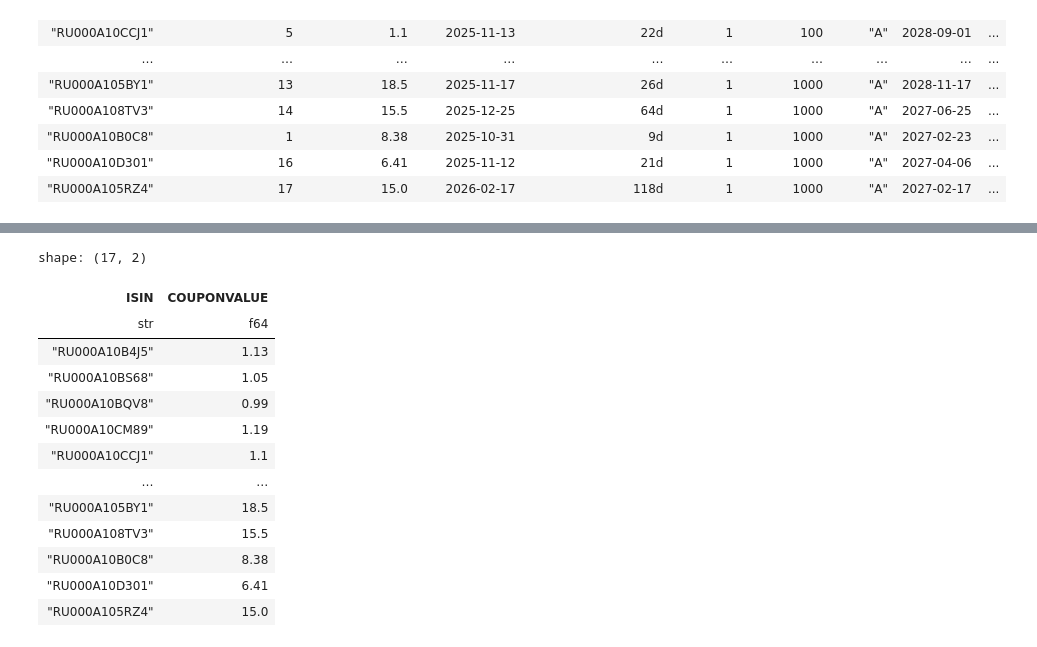
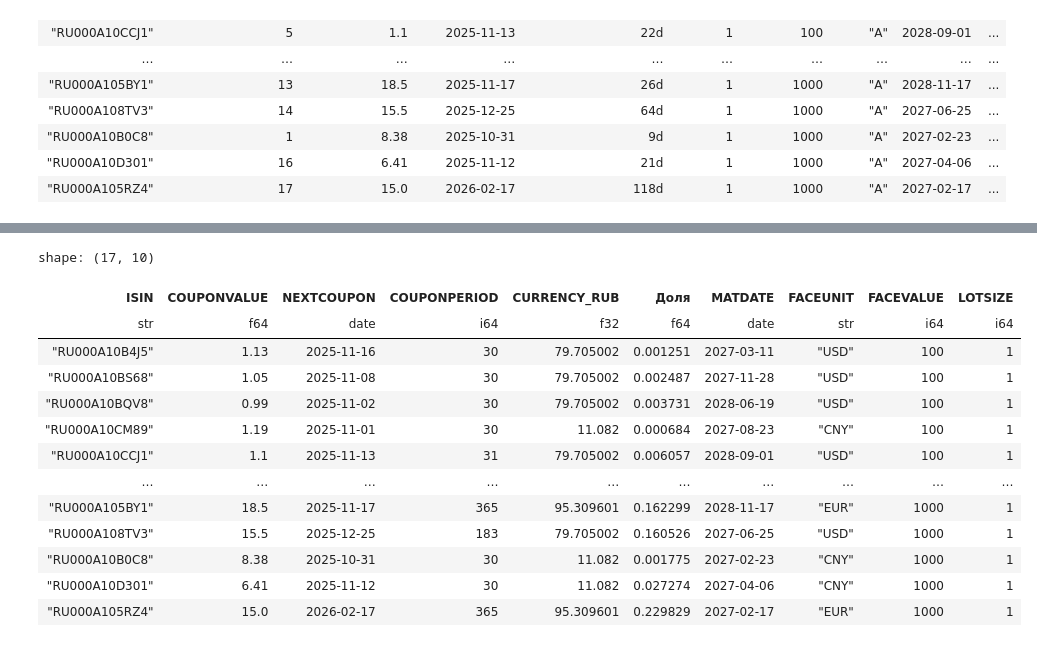
Before and after one commit to blbl-blbl/bonds_portfolio, a Jupyter notebook: bonds.ipynb, the cells around one changed output, grey strips where cells are left out. Saved outputs shown, nothing was run; the diff lists cells and outputs as text; code cells hidden in the pictures.

```diff
--- a/bonds.ipynb
+++ b/bonds.ipynb
@@ -930,18 +935,18 @@ shape: (17, 29)
 # %%
-cutted_df = df['ISIN', 'COUPONVALUE']
+cutted_df = df['ISIN', 'COUPONVALUE', 'NEXTCOUPON', 'COUPONPERIOD', 'CURRENCY_RUB', 'Доля', 'MATDATE', 'FACEUNIT', 'FACEVALUE', 'LOTSIZE']
 cutted_df
 # %% [output]
-shape: (17, 2)
+shape: (17, 10)
-| ISIN | COUPONVALUE |
-| str | f64 |
-| "RU000A10B4J5" | 1.13 |
-| "RU000A10BS68" | 1.05 |
-| "RU000A10BQV8" | 0.99 |
-| "RU000A10CM89" | 1.19 |
-| "RU000A10CCJ1" | 1.1 |
-| … | … |
-| "RU000A105BY1" | 18.5 |
-| "RU000A108TV3" | 15.5 |
-| "RU000A10B0C8" | 8.38 |
-| "RU000A10D301" | 6.41 |
-| "RU000A105RZ4" | 15.0 |
+| ISIN | COUPONVALUE | NEXTCOUPON | COUPONPERIOD | CURRENCY_RUB | Доля | MATDATE | FACEUNIT | FACEVALUE | LOTSIZE |
+| str | f64 | date | i64 | f32 | f64 | date | str | i64 | i64 |
+| "RU000A10B4J5" | 1.13 | 2025-11-16 | 30 | 79.705002 | 0.001251 | 2027-03-11 | "USD" | 100 | 1 |
+| "RU000A10BS68" | 1.05 | 2025-11-08 | 30 | 79.705002 | 0.002487 | 2027-11-28 | "USD" | 100 | 1 |
+| "RU000A10BQV8" | 0.99 | 2025-11-02 | 30 | 79.705002 | 0.003731 | 2028-06-19 | "USD" | 100 | 1 |
+| "RU000A10CM89" | 1.19 | 2025-11-01 | 30 | 11.082 | 0.000684 | 2027-08-23 | "CNY" | 100 | 1 |
+| "RU000A10CCJ1" | 1.1 | 2025-11-13 | 31 | 79.705002 | 0.006057 | 2028-09-01 | "USD" | 100 | 1 |
+| … | … | … | … | … | … | … | … | … | … |
+| "RU000A105BY1" | 18.5 | 2025-11-17 | 365 | 95.309601 | 0.162299 | 2028-11-17 | "EUR" | 1000 | 1 |
+| "RU000A108TV3" | 15.5 | 2025-12-25 | 183 | 79.705002 | 0.160526 | 2027-06-25 | "USD" | 1000 | 1 |
+| "RU000A10B0C8" | 8.38 | 2025-10-31 | 30 | 11.082 | 0.001775 | 2027-02-23 | "CNY" | 1000 | 1 |
+| "RU000A10D301" | 6.41 | 2025-11-12 | 30 | 11.082 | 0.027274 | 2027-04-06 | "CNY" | 1000 | 1 |
+| "RU000A105RZ4" | 15.0 | 2026-02-17 | 365 | 95.309601 | 0.229829 | 2027-02-17 | "EUR" | 1000 | 1 |
```
Also changed, not shown: parts of 5 cells of this notebook.
